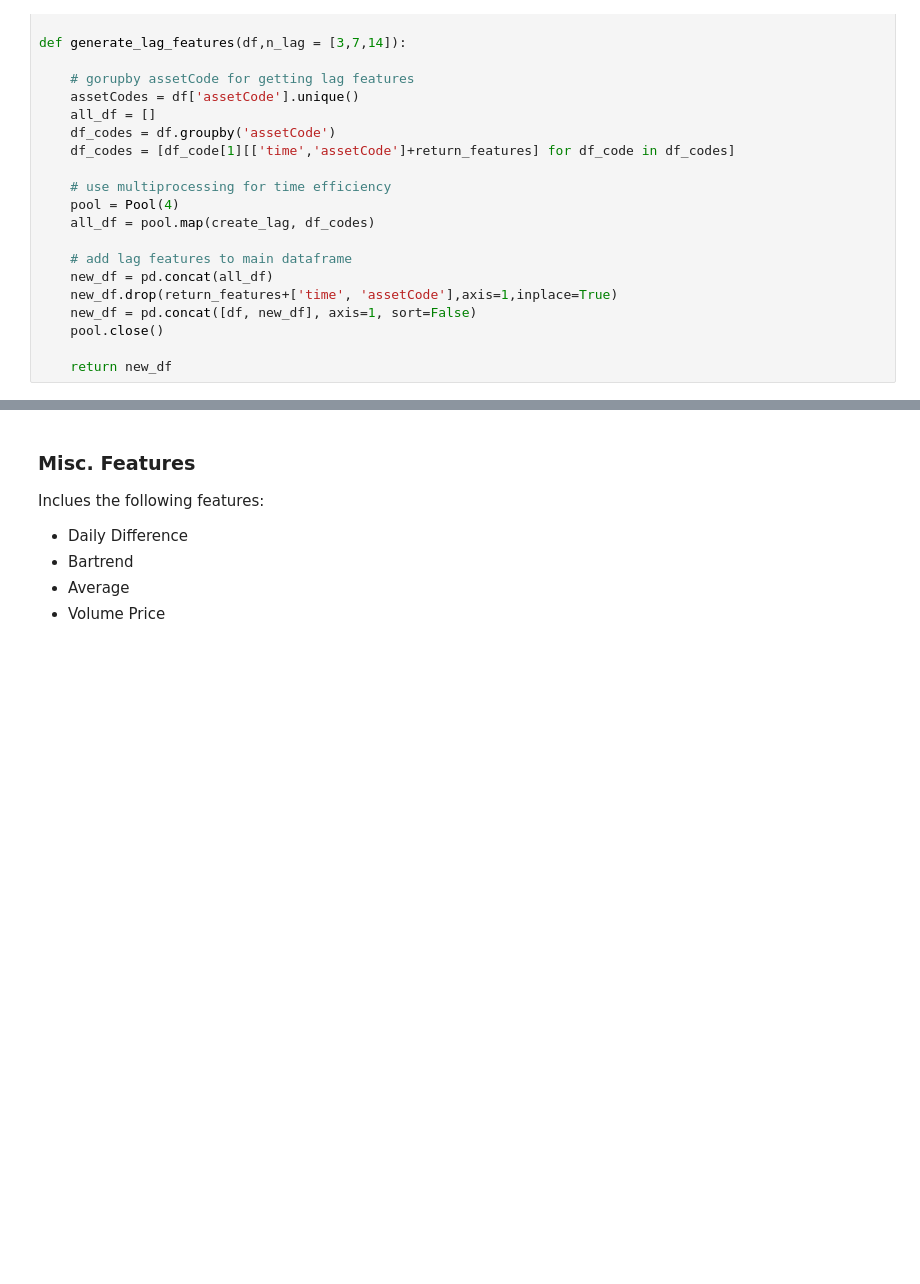
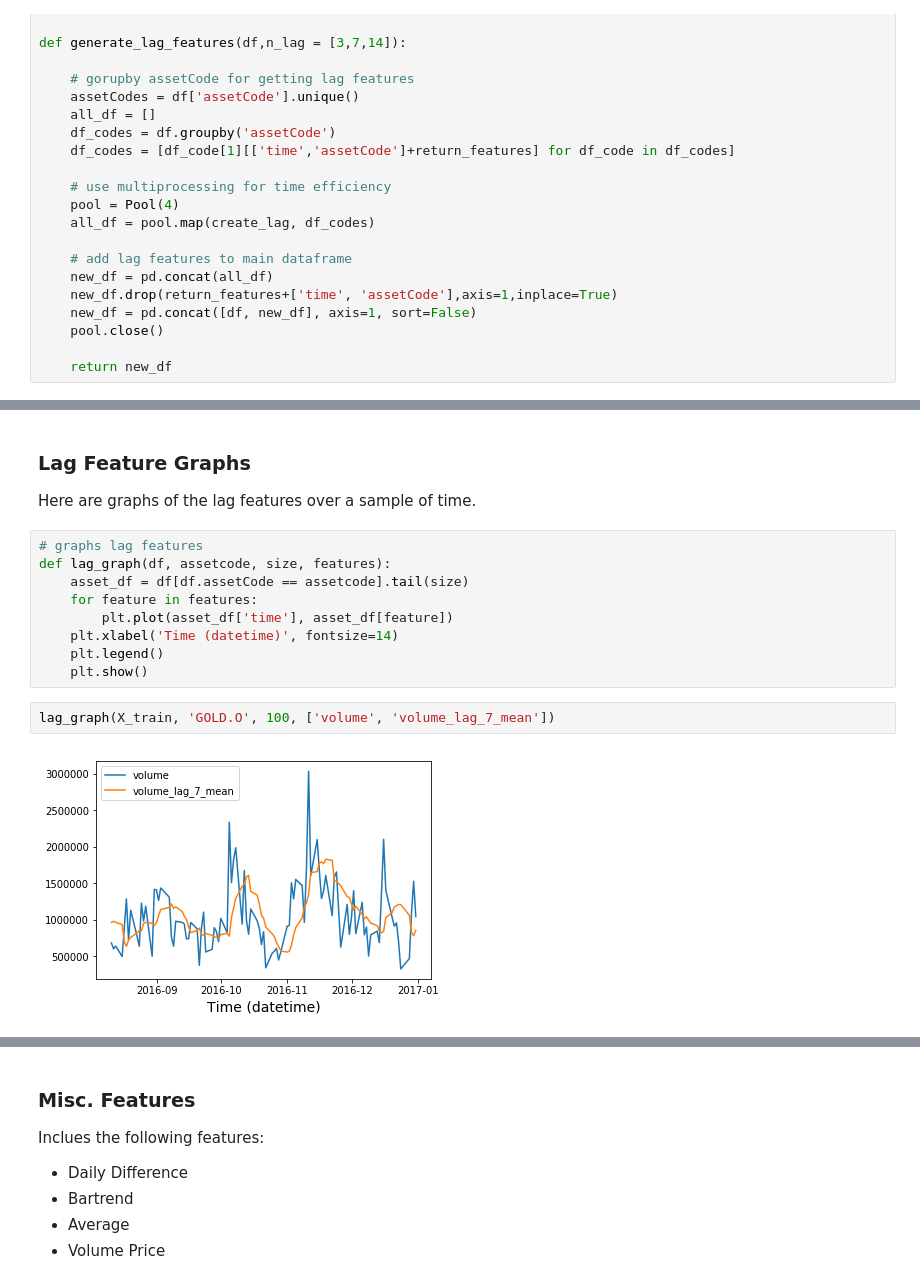
Before and after one commit to jangarong/StockMarketPredictions, a Jupyter notebook: Amateur Hour - Predicting Stocks using LightGBM.ipynb, the cells around one changed output, grey strips where cells are left out. Cells and saved outputs as stored; diff of their text form; blank space fills up the shorter version.

Commit message:
added more visualizations

```diff
--- a/Amateur Hour - Predicting Stocks using LightGBM.ipynb
+++ b/Amateur Hour - Predicting Stocks using LightGBM.ipynb
@@ -560,0 +586,17 @@ X_train.dropna().head()
+# %% [markdown]
+### Lag Feature Graphs
+
+Here are graphs of the lag features over a sample of time.
+# %%
+# graphs lag features
+def lag_graph(df, assetcode, size, features):
+    asset_df = df[df.assetCode == assetcode].tail(size)
+    for feature in features:
+        plt.plot(asset_df['time'], asset_df[feature])
+    plt.xlabel('Time (datetime)', fontsize=14)
+    plt.legend()
+    plt.show()
+# %%
+lag_graph(X_train, 'GOLD.O', 100, ['volume', 'volume_lag_7_mean'])
+# %% [output]
+[figure, added]
```
Also changed, not shown: parts of 15 cells of this notebook.
